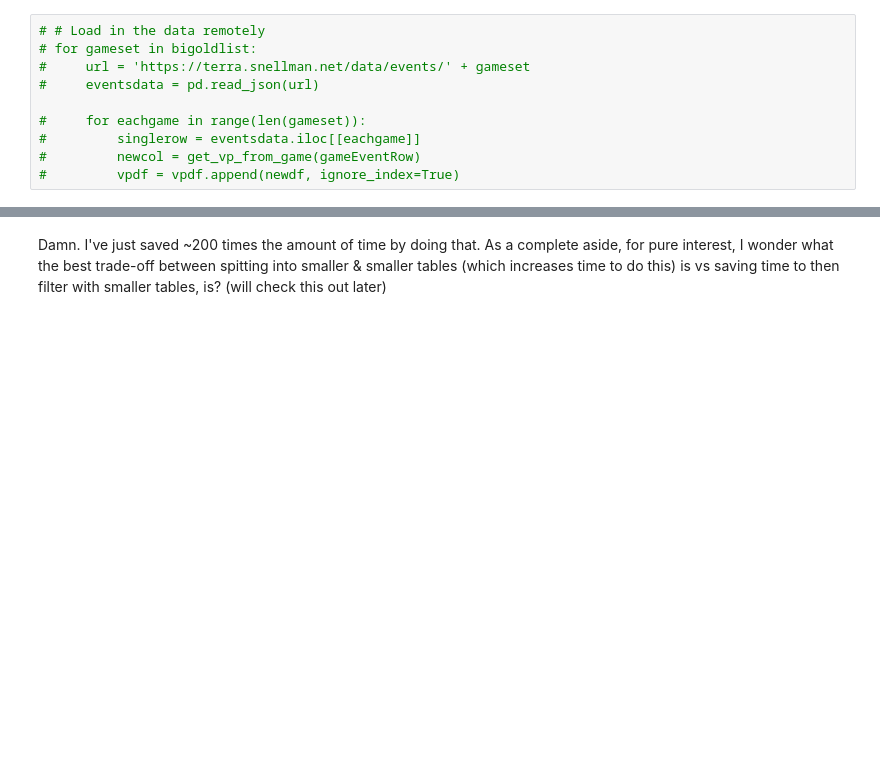
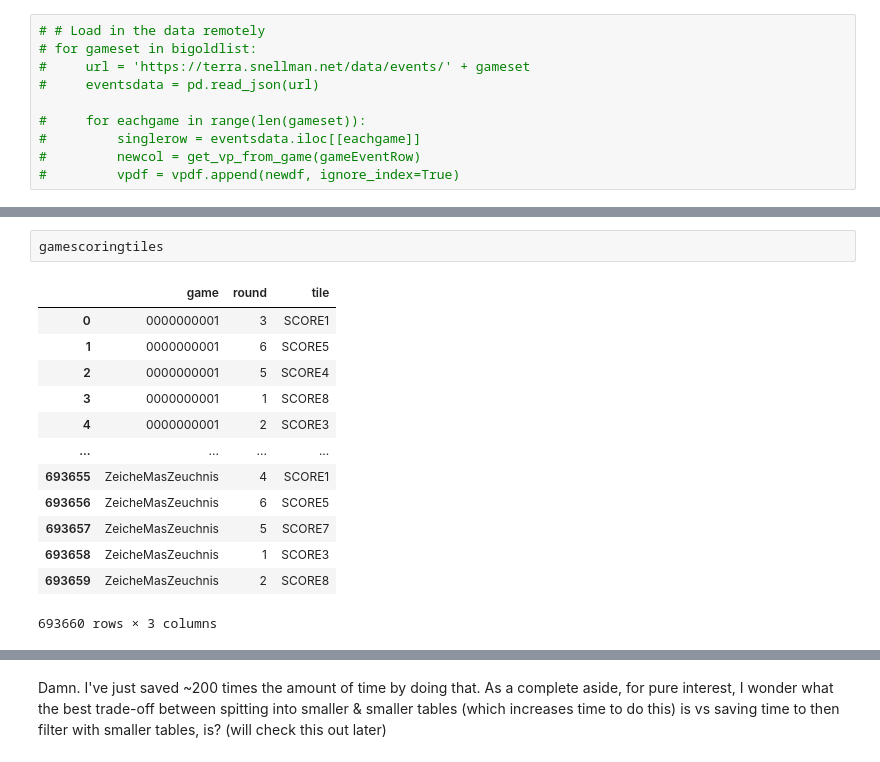
Before and after one commit to guyreading/terrabot, a Jupyter notebook: faction-picker-bot/creatingVPdata.ipynb, the cells around one changed output, grey strips where cells are left out. Cells and saved outputs as stored; diff of their text form; blank space fills up the shorter version.

```diff
--- a/faction-picker-bot/creatingVPdata.ipynb
+++ b/faction-picker-bot/creatingVPdata.ipynb
@@ -130,0 +189,16 @@ gameevents = pd.read_csv(f'{folderlocation}/game_events.csv')
+# %%
+gamescoringtiles
+# %% [output]
+|  | game | round | tile |
+| 0 | 0000000001 | 3 | SCORE1 |
+| 1 | 0000000001 | 6 | SCORE5 |
+| 2 | 0000000001 | 5 | SCORE4 |
+| 3 | 0000000001 | 1 | SCORE8 |
+| 4 | 0000000001 | 2 | SCORE3 |
+| ... | ... | ... | ... |
+| 693655 | ZeicheMasZeuchnis | 4 | SCORE1 |
+| 693656 | ZeicheMasZeuchnis | 6 | SCORE5 |
+| 693657 | ZeicheMasZeuchnis | 5 | SCORE7 |
+| 693658 | ZeicheMasZeuchnis | 1 | SCORE3 |
+| 693659 | ZeicheMasZeuchnis | 2 | SCORE8 |
+693660 rows × 3 columns
```
Also changed, not shown: parts of 49 cells of this notebook.
